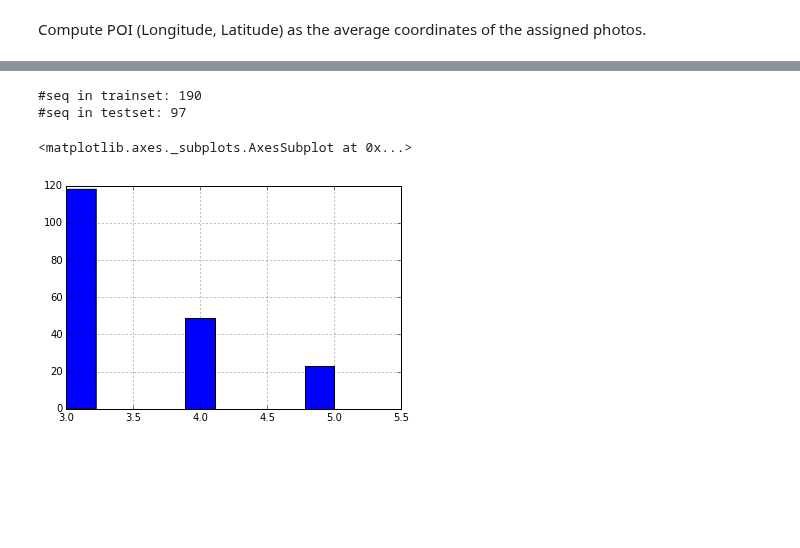
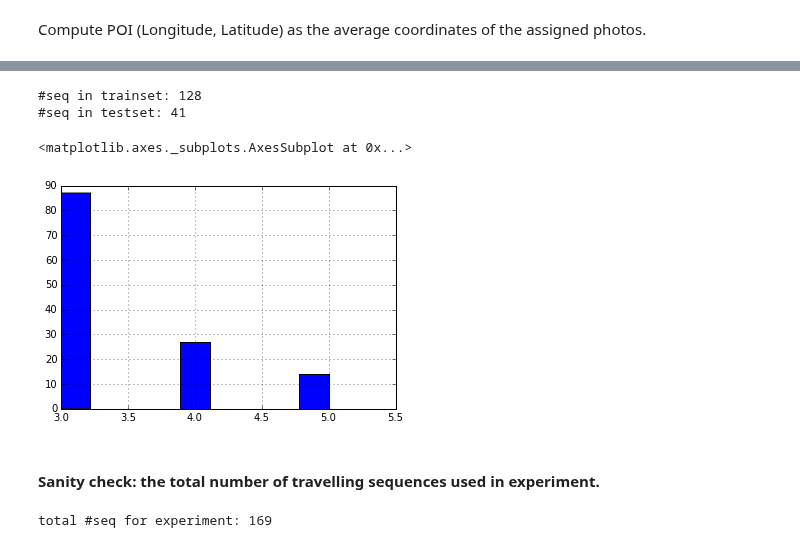
Before and after one commit to chengsoonong/digbeta, a Jupyter notebook: tour/experiment.ipynb, the cells around one changed output, grey strips where cells are left out. Drawn from its saved outputs; the diff is of its cells as text; code cells hidden in the pictures; blank space fills up the shorter version.

Commit message:
use multiprocessing to speedup feature calculation, add more experiment results

```diff
--- a/tour/experiment.ipynb
+++ b/tour/experiment.ipynb
@@ -16,7 +141,13 @@ EPS = 1e-9    # smooth, deal with 0 probability
 # %%
 data_dir = 'data/data-ijcai15'
-fvisit = os.path.join(data_dir, 'userVisits-Edin.csv')
-fcoord = os.path.join(data_dir, 'photoCoords-Edin.csv')
+#fvisit = os.path.join(data_dir, 'userVisits-Osak.csv')
+#fcoord = os.path.join(data_dir, 'photoCoords-Osak.csv')
+#fvisit = os.path.join(data_dir, 'userVisits-Glas.csv')
+#fcoord = os.path.join(data_dir, 'photoCoords-Glas.csv')
+#fvisit = os.path.join(data_dir, 'userVisits-Edin.csv')
+#fcoord = os.path.join(data_dir, 'photoCoords-Edin.csv')
+fvisit = os.path.join(data_dir, 'userVisits-Toro.csv')
+fcoord = os.path.join(data_dir, 'photoCoords-Toro.csv')
 # %%
 visits = pd.read_csv(fvisit, sep=';')
 visits.head()
@@ -201,13 +318,24 @@ for user, indices in user_seqs.groups.items():
 # %%
 print('#seq in trainset:', len(train_set))
 print('#seq in testset:', len(test_set))
-seqs1 = seqs[seqs['seqID'].isin(train_set)]
-seqs1['seqLen'].hist(bins=9)
+seq_345[seq_345['seqID'].isin(train_set)]['seqLen'].hist(bins=9)
 #data = np.array(seqs1['seqLen'])
 #hist, bins = np.histogram(data, bins=3)
 #print(hist)
 # %% [output]
-#seq in trainset: 190
-#seq in testset: 97
+#seq in trainset: 128
+#seq in testset: 41
 <matplotlib.axes._subplots.AxesSubplot at 0x...>
-[figure, old version]
+[figure, new version]
+# %% [markdown]
+#### Sanity check: the total number of travelling sequences used in experiment.
+# %%
+seq_exp = seq_345[['userID', 'seqID']].copy()
+seq_exp = seq_exp.groupby('userID').agg(np.size)
+seq_exp.reset_index(inplace=True)
+seq_exp.rename(columns={'seqID':'#seq'}, inplace=True)
+seq_exp = seq_exp[seq_exp['#seq'] > 1]
+print('total #seq for experiment:', seq_exp['#seq'].sum())
+#seq_exp.head()
+# %% [output]
+total #seq for experiment: 169
```
Also changed, not shown: parts of 128 cells of this notebook.
